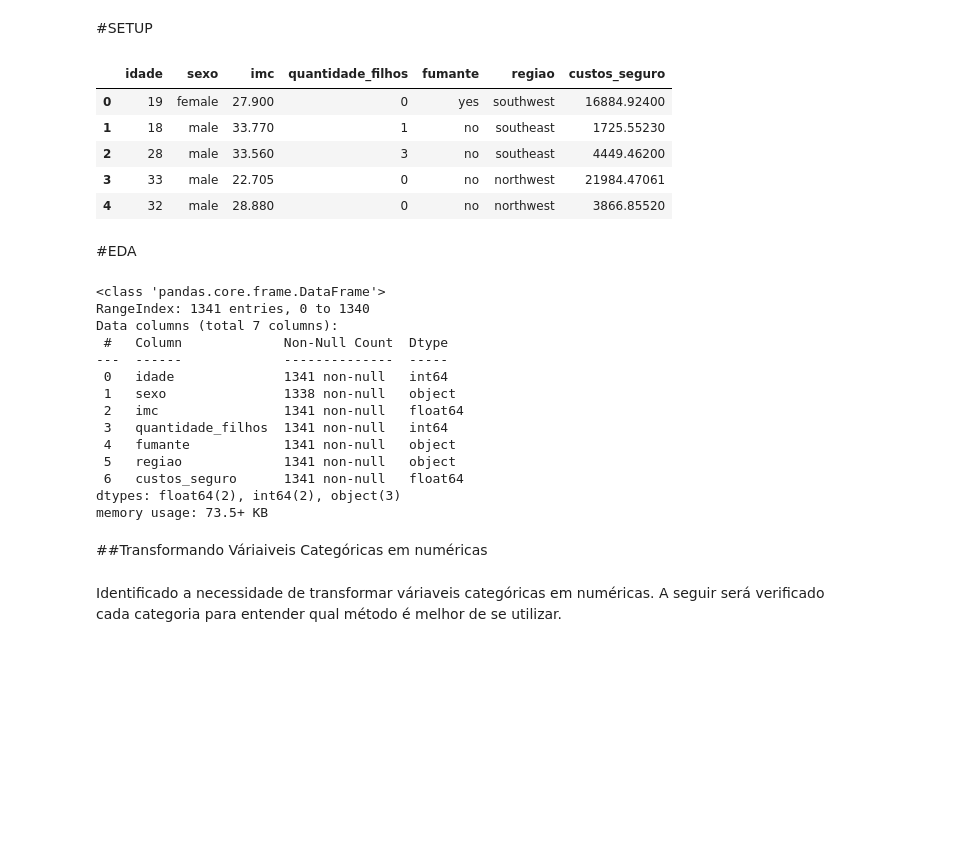
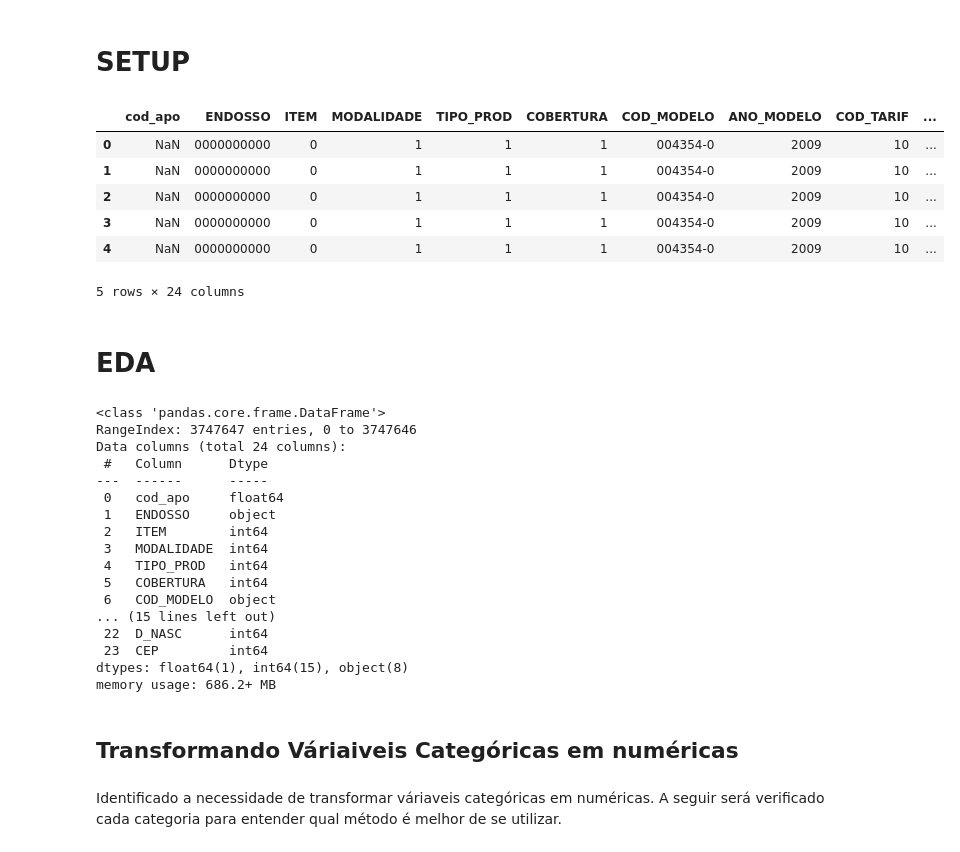
Before and after one commit to MatSchualtz/PrevisaoIndenizacao_Seguros, a Jupyter notebook: Notebooks/Previsao_Valor_Seguros.ipynb, the cells around one changed output. Saved outputs shown, nothing was run; the diff lists cells and outputs as text; code cells hidden in the pictures; blank space fills up the shorter version.

Commit message:
Atualizações Projeto

```diff
--- a/Notebooks/Previsao_Valor_Seguros.ipynb
+++ b/Notebooks/Previsao_Valor_Seguros.ipynb
@@ -1,5 +1,5 @@
 # %% [markdown]
-#SETUP
+# SETUP
 # %%
 #Análise de Dados
 
@@ -24,41 +24,45 @@ from sklearn import metrics
 from sklearn.preprocessing import MinMaxScaler, power_transform
 from sklearn.tree import DecisionTreeRegressor
 from sklearn.ensemble import RandomForestRegressor, AdaBoostRegressor, GradientBoostingRegressor
-# %%
-df = pd.read_excel('/content/drive/MyDrive/Colab Notebooks/Machine Learning/Regressão Linear/insurance.xlsx')
-df.head()
-# %% [output]
-|  | idade | sexo | imc | quantidade_filhos | fumante | regiao | custos_seguro |
-| 0 | 19 | female | 27.900 | 0 | yes | southwest | 16884.92400 |
-| 1 | 18 | male | 33.770 | 1 | no | southeast | 1725.55230 |
-| 2 | 28 | male | 33.560 | 3 | no | southeast | 4449.46200 |
-| 3 | 33 | male | 22.705 | 0 | no | northwest | 21984.47061 |
-| 4 | 32 | male | 28.880 | 0 | no | northwest | 3866.85520 |
+# %%
+df = pd.read_csv("D:\Projetos\Previsao_valor_seguro\PrevisaoValorSeguro\Data\S_AUTO_2021A.csv", sep=';')
+df.head()
+# %% [output]
+|  | cod_apo | ENDOSSO | ITEM | MODALIDADE | TIPO_PROD | COBERTURA | COD_MODELO | ANO_MODELO | COD_TARIF | ... |
+| 0 | NaN | 0000000000 | 0 | 1 | 1 | 1 | 004354-0 | 2009 | 10 | ... |
+| 1 | NaN | 0000000000 | 0 | 1 | 1 | 1 | 004354-0 | 2009 | 10 | ... |
+| 2 | NaN | 0000000000 | 0 | 1 | 1 | 1 | 004354-0 | 2009 | 10 | ... |
+| 3 | NaN | 0000000000 | 0 | 1 | 1 | 1 | 004354-0 | 2009 | 10 | ... |
+| 4 | NaN | 0000000000 | 0 | 1 | 1 | 1 | 004354-0 | 2009 | 10 | ... |
+5 rows × 24 columns
 # %% [markdown]
-#EDA
+# EDA
 # %%
 df.info()
 # %% [output]
 <class 'pandas.core.frame.DataFrame'>
-RangeIndex: 1341 entries, 0 to 1340
-Data columns (total 7 columns):
- #   Column             Non-Null Count  Dtype
----  ------             --------------  -----
- 0   idade              1341 non-null   int64
- 1   sexo               1338 non-null   object
- 2   imc                1341 non-null   float64
- 3   quantidade_filhos  1341 non-null   int64
- 4   fumante            1341 non-null   object
- 5   regiao             1341 non-null   object
- 6   custos_seguro      1341 non-null   float64
-dtypes: float64(2), int64(2), object(3)
-memory usage: 73.5+ KB
+RangeIndex: 3747647 entries, 0 to 3747646
+Data columns (total 24 columns):
+ #   Column      Dtype
+---  ------      -----
+ 0   cod_apo     float64
+ 1   ENDOSSO     object
+ 2   ITEM        int64
+ 3   MODALIDADE  int64
+ 4   TIPO_PROD   int64
+ 5   COBERTURA   int64
+ 6   COD_MODELO  object
+... (15 lines left out)
+ 22  D_NASC      int64
+ 23  CEP         int64
+dtypes: float64(1), int64(15), object(8)
+memory usage: 686.2+ MB
 # %%
 #Removendo Dados Nulos
 
 df.dropna(inplace=True)
 # %% [markdown]
-##Transformando Váriaiveis Categóricas em numéricas
+## Transformando Váriaiveis Categóricas em numéricas
 # %% [markdown]
 Identificado a necessidade de transformar váriaveis categóricas em numéricas. A seguir será verificado cada categoria para entender qual método é melhor de se utilizar.
 # %%
```
Also changed, not shown: parts of 13 cells of this notebook, 1 other file.
